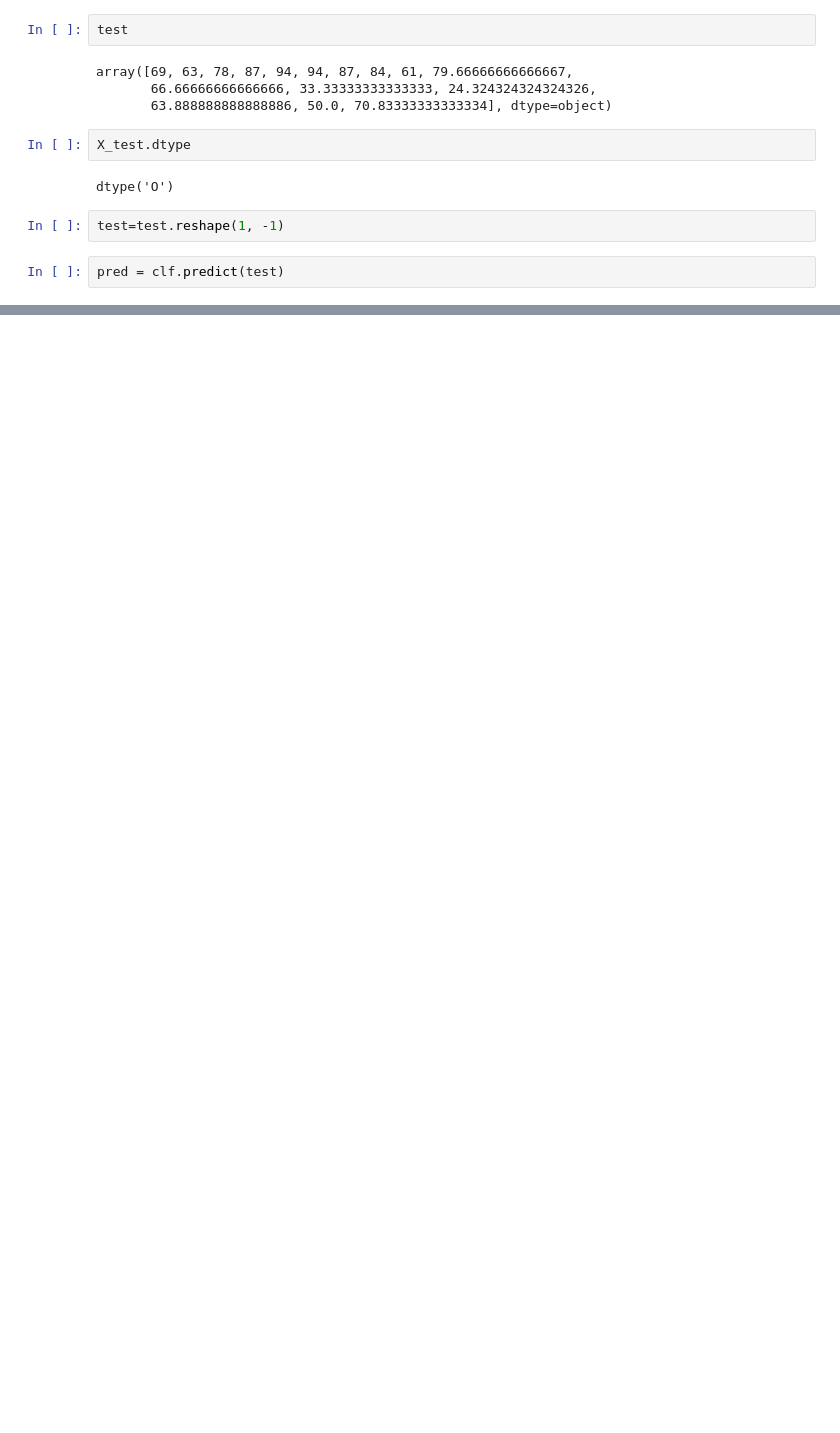
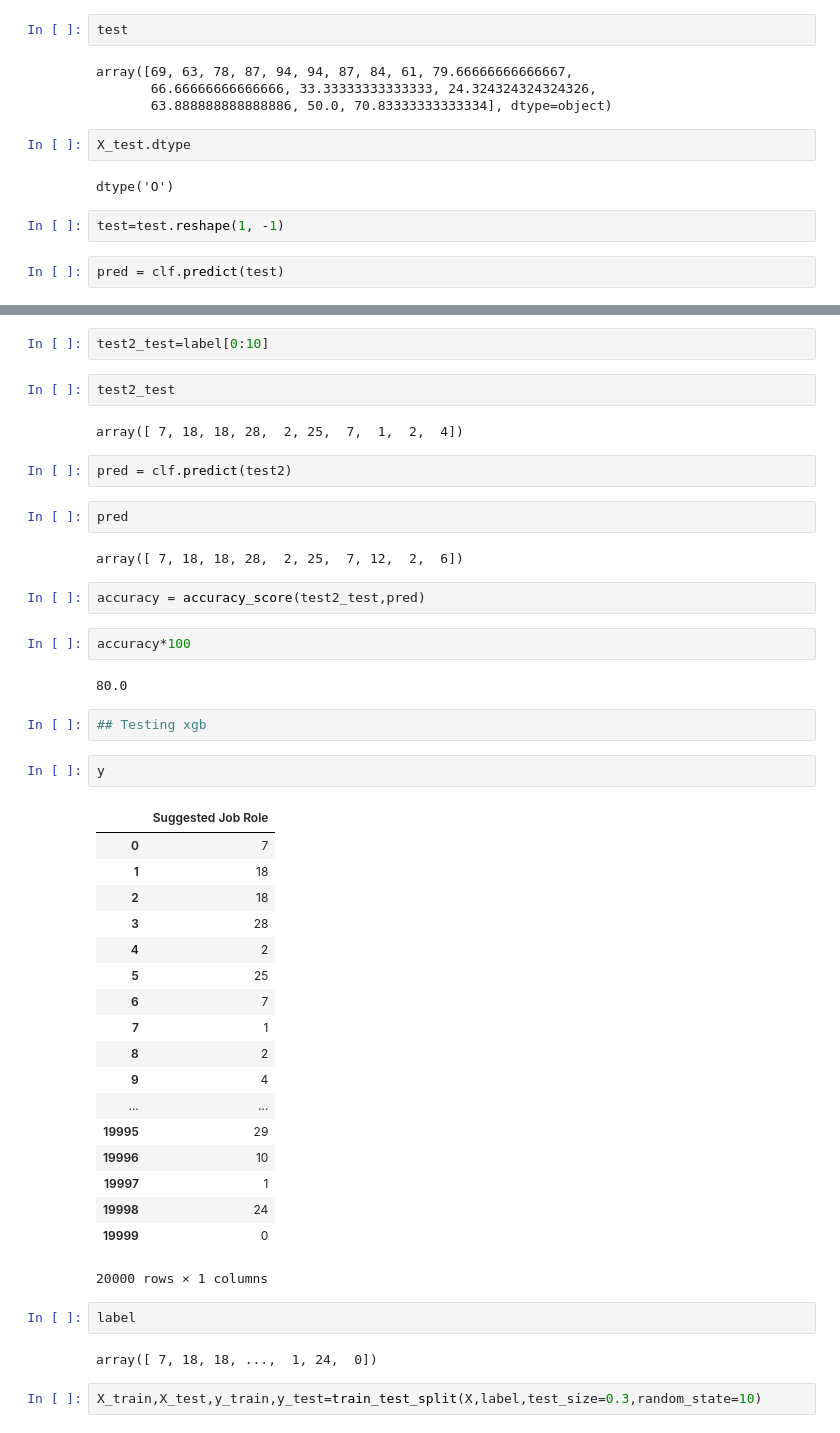
Before and after one commit to ashokseervi114/Job-role-prediction, a Jupyter notebook: ml project code/Project code/research1.ipynb, the cells around one changed output, grey strips where cells are left out. Saved outputs shown, nothing was run; the diff lists cells and outputs as text; blank space fills up the shorter version.

```diff
--- a/ml project code/Project code/research1.ipynb
+++ b/ml project code/Project code/research1.ipynb
@@ -730,0 +806,47 @@ array([7], dtype=int64)
+# %%
+test2_test=label[0:10]
+# %%
+test2_test
+# %% [output]
+array([ 7, 18, 18, 28,  2, 25,  7,  1,  2,  4])
+# %%
+pred = clf.predict(test2)
+# %%
+pred
+# %% [output]
+array([ 7, 18, 18, 28,  2, 25,  7, 12,  2,  6])
+# %%
+accuracy = accuracy_score(test2_test,pred)
+# %%
+accuracy*100
+# %% [output]
+80.0
+# %%
+## Testing xgb
+# %%
+y
+# %% [output]
+|  | Suggested Job Role |
+| 0 | 7 |
+| 1 | 18 |
+| 2 | 18 |
+| 3 | 28 |
+| 4 | 2 |
+| 5 | 25 |
+| 6 | 7 |
+| 7 | 1 |
+| 8 | 2 |
+| 9 | 4 |
+| ... | ... |
+| 19995 | 29 |
+| 19996 | 10 |
+| 19997 | 1 |
+| 19998 | 24 |
+| 19999 | 0 |
+20000 rows × 1 columns
+# %%
+label
+# %% [output]
+array([ 7, 18, 18, ...,  1, 24,  0])
+# %%
+X_train,X_test,y_train,y_test=train_test_split(X,label,test_size=0.3,random_state=10)
```
Also changed, not shown: parts of 20 cells of this notebook.
